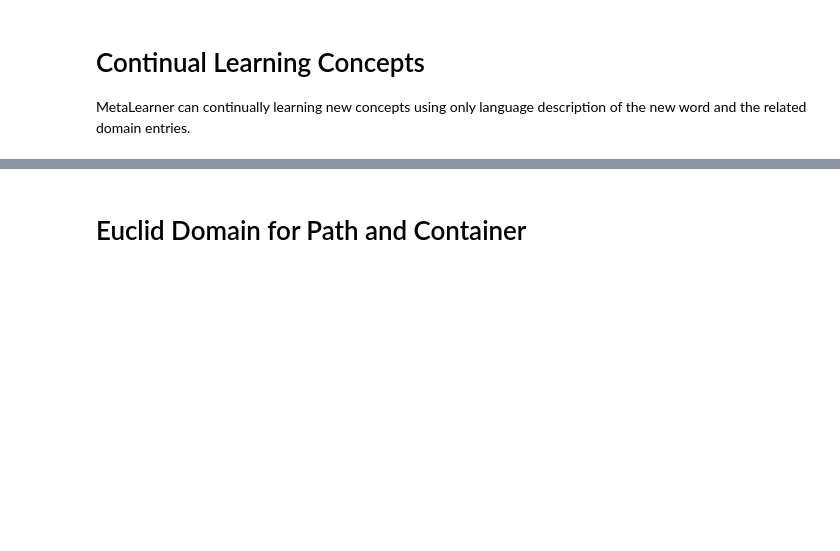
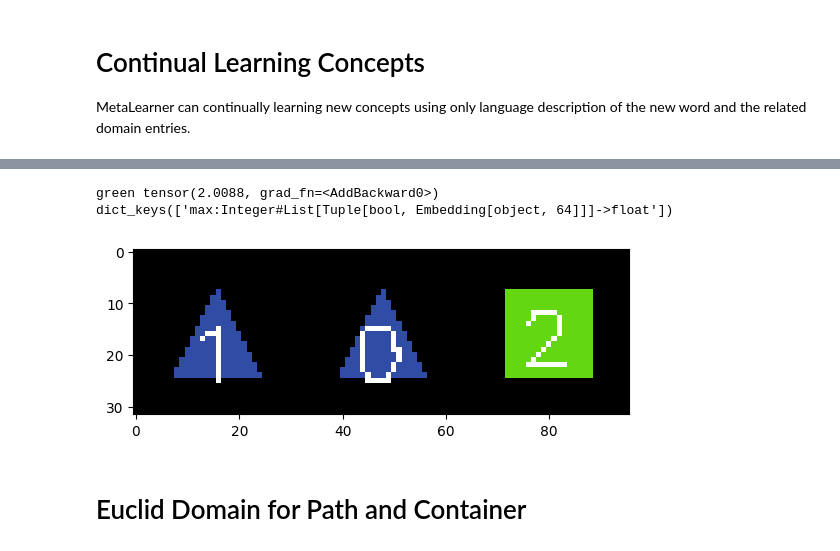
Before and after one commit to ZongjingLi/MetaLearner, a Jupyter notebook: debug_domain.ipynb, the cells around one changed output, grey strips where cells are left out. Drawn from its saved outputs; the diff is of its cells as text; code cells hidden in the pictures; blank space fills up the shorter version.

Commit message:
fixed extended registry loader config and finished the debug infer concept max object

```diff
--- a/debug_domain.ipynb
+++ b/debug_domain.ipynb
@@ -135,0 +176,5 @@ MetaLearner can continually learning new concepts using only language descriptio
+# %%
+from core.model import MetaLearner
+learner = MetaLearner([])
+learner.load_ckpt("outputs/checkpoints/max1")
+pass
@@ -136,3 +188,37 @@ MetaLearner can continually learning new concepts using only language descriptio
+# %%
+
+i = 4
+img = train_arith_dataset[i]['image']
+grounding = {"image": img}
+plt.imshow(img.permute(1, 2, 0).numpy()[..., ::-1])
+
+tags = ["red","green", "blue", "circle", "rectangle", "triangle"]
+
+tag1 = "green"
+tag2 = "circle"
+
+program = f"plus:Integer(filter:Logic(scene:Objects(), {tag1}:Objects ), filter:Logic(scene:Objects(), {tag2}:Objects ))"
+
+program = f"max:Integer(filter:Logic(scene:Objects(), {tag1}:Objects ))"
+
+#program = f"max:Integer(scene:Objects() )"
+
+#program = f"count:Logic(filter:Logic(scene:Objects(), {tag1}:Objects ))"
+
+from core.model import value_types, UnificationFailure
+
+try:
+    measure, _ = learner.executor.additive_evaluation(program, grounding)
+except UnificationFailure as e:
+    print("Unify:",e.left_structure, value_types(e.right_structure))
+    learner.executor.update_chain(e.right_structure, e.left_structure)
+
+print(tag1,measure.value)
+print(learner.executor.base_executor.extended_registry.keys())
+# %% [output]
+green tensor(2.0088, grad_fn=<AddBackward0>)
+dict_keys(['max:Integer#List[Tuple[bool, Embedding[object, 64]]]->float'])
+[figure, added]
 # %% [markdown]
 # Euclid Domain for Path and Container
 # %%
```
Also changed, not shown: parts of 12 cells of this notebook, 13 other files.
